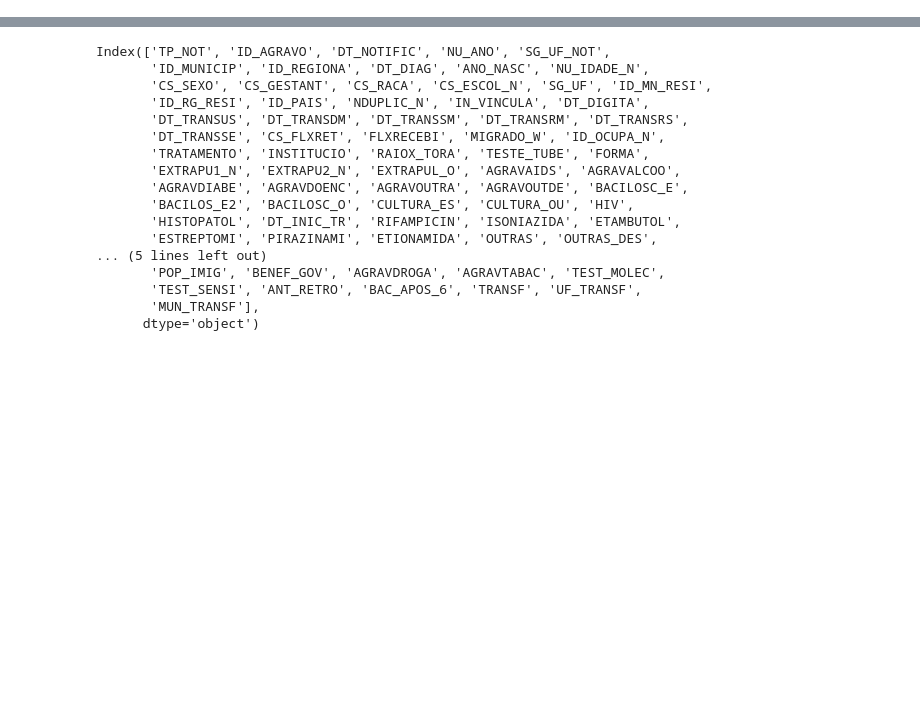
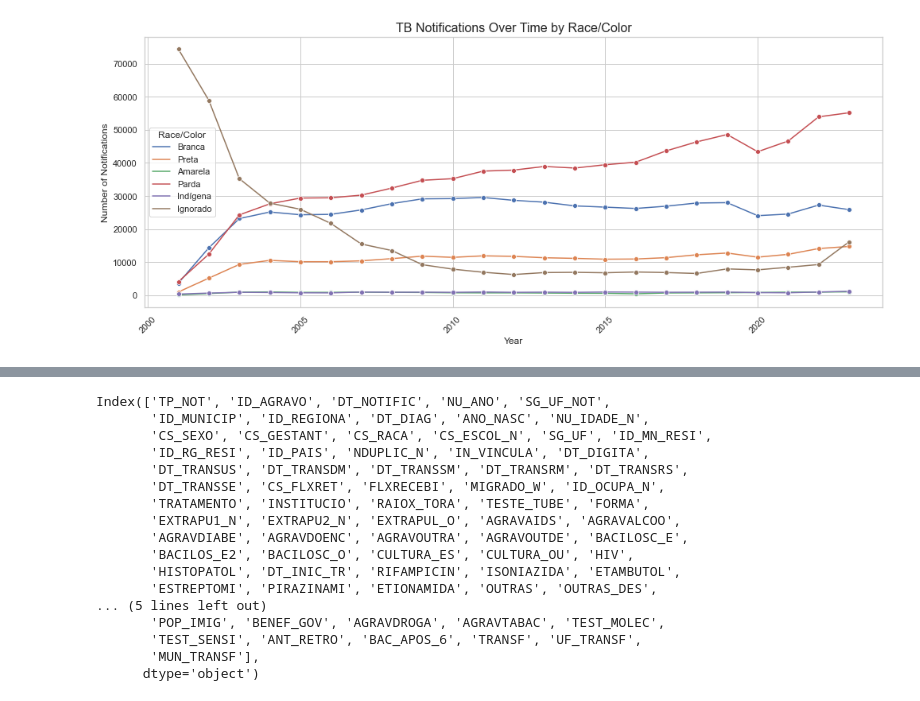
Before and after one commit to Julian-sun/Modelling_health_outcome_indigenous_pop, a Jupyter notebook: Temporary/TB_descriptive.ipynb, the cells around one changed output, grey strips where cells are left out. Cells and saved outputs as stored; diff of their text form; code cells hidden in the pictures; blank space fills up the shorter version.

```diff
--- a/Temporary/TB_descriptive.ipynb
+++ b/Temporary/TB_descriptive.ipynb
@@ -6,0 +160,30 @@ df = pd.read_csv('/Users/julianeoliveira/Documents/Projects/Bruno/Datalake/sinan
+# %%
+df_raca = df.groupby(['NU_ANO','CS_RACA'])['ones'].sum().reset_index()
+# %%
+raca_labels = {
+    1: 'Branca',
+    2: 'Preta',
+    3: 'Amarela',
+    4: 'Parda',
+    5: 'Indígena',
+    9: 'Ignorado'
+}
+
+df_raca['CS_RACA'] = df_raca['CS_RACA'].map(raca_labels)
+# %%
+# Sort by year for correct line plotting
+df_raca = df_raca.sort_values('NU_ANO')
+
+# Plot
+plt.figure(figsize=(14, 6))
+sns.lineplot(data=df_raca, x='NU_ANO', y='ones', hue='CS_RACA', marker='o')
+
+plt.title('TB Notifications Over Time by Race/Color', fontsize=16)
+plt.xlabel('Year')
+plt.ylabel('Number of Notifications')
+plt.legend(title='Race/Color')
+plt.xticks(rotation=45)
+plt.tight_layout()
+plt.show()
+# %% [output]
+[figure, added]
```
Also changed, not shown: parts of 29 cells of this notebook, 6 other files.
